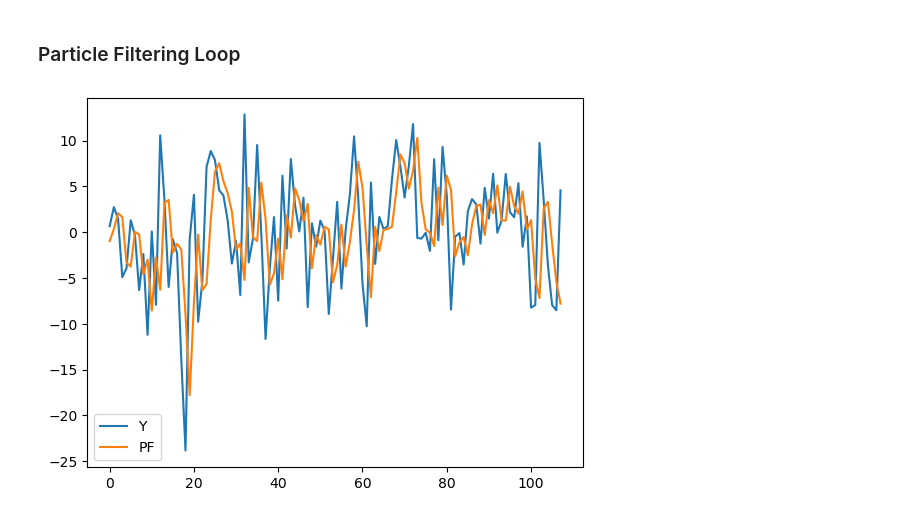
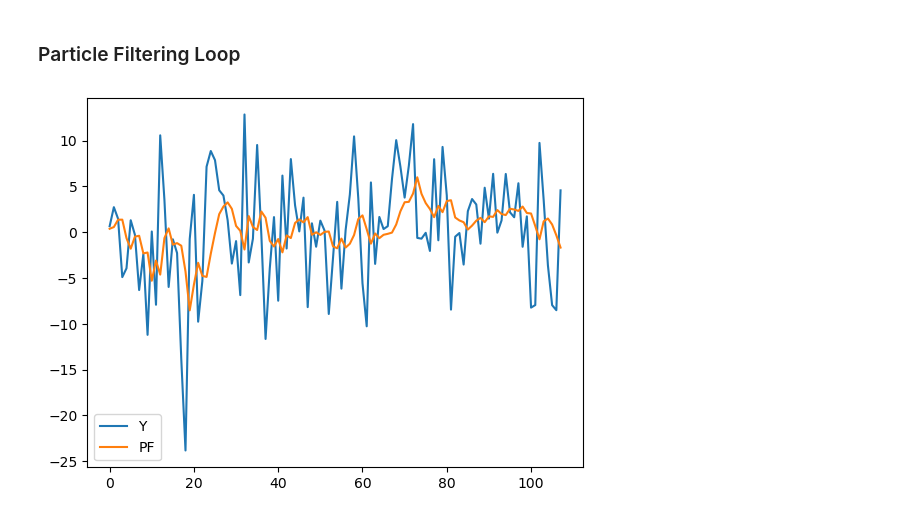
Before and after one commit to zg915/PF-PortfolioStrategies, a Jupyter notebook: SMSV+EMASO.ipynb, the cells around one changed output. Cells and saved outputs as stored; diff of their text form; code cells hidden in the pictures.

Commit message:
everything works! like a miracle

```diff
--- a/SMSV+EMASO.ipynb
+++ b/SMSV+EMASO.ipynb
@@ -31,7 +31,7 @@ def B(α, β, size = None):
 # %% [markdown]
 ### Define Observation Functions
 # %%
-def SSOS_update(α, θ):
+def SOSS_update(α, θ):
     return N(α * θ + (1 - α) * np.mean(θ), (1 - α**2) * np.var(θ))
 # %%
 def x_transition_function(x̄, ϕ_x, σ_x, ξ_t, x_t):
@@ -56,7 +56,7 @@ def observation_likelihood(y, μ, x):
 observation = Y = returns.values
 Y_train = Y[:48]
 # %%
-L = 10_000 # number of particles
+L = 1_000_000 # number of particles
 T = len(Y) # number of time steps
 δ = 0.98
 α_shrink_factor = (3 * δ - 1) / (2 * δ)
@@ -101,17 +113,20 @@ y[0] = observation_function(μ[0], x[0], ϵ[0])
 ### Particle Filtering Loop
 # %%
 for t in tqdm(range(1, T, 1)):
-
     # SOSS update
-    ϕ_μ[t] = SSOS_update(α_shrink_factor, ϕ_μ[t-1])
+    p_x̄[t] = SOSS_update(α_shrink_factor, x̄[t-1])
+    p_ϕ_x[t] = SOSS_update(α_shrink_factor, ϕ_x[t-1])
+    p_σ_x[t] = SOSS_update(α_shrink_factor, σ_x[t-1])
+    p_σ_μ[t] = SOSS_update(α_shrink_factor, σ_μ[t-1])
+    p_ϕ_μ[t] = SOSS_update(α_shrink_factor, ϕ_μ[t-1])
 
     # generate system noise and calculate particles for x
     ξ[t] = N(0, 1, L)
-    p_x[t] = x_transition_function(x̄, ϕ_x, σ_x, ξ[t], x[t-1])
+    p_x[t] = x_transition_function(p_x̄[t], p_ϕ_x[t], p_σ_x[t], ξ[t], x[t-1])
 
     # generate system noise and calculate particles for μ
     η[t] = N(0, 1, L)
-    p_μ[t] = μ_transition_function(observation[t-1], ϕ_μ[t], σ_μ, η[t], μ[t-1])
+    p_μ[t] = μ_transition_function(observation[t-1], p_ϕ_μ[t], p_σ_μ[t], η[t], μ[t-1])
 
 
     # generate noise and calculate expected observations
@@ -127,16 +142,24 @@ for t in tqdm(range(1, T, 1)):
     weights = α[t]
     weights /= np.sum(α[t])
 
-    # Resample latents from the particles
-    for sample_j in range(L):
-        sample_choice = np.random.choice(np.arange(L), p = weights)
-        x[t, sample_j] = p_x[t, sample_choice]
-        μ[t, sample_j] = p_μ[t, sample_choice]
+    # Resample everything from the particles
+    cumulative_sum = np.cumsum(weights)
+    positions = (np.arange(L) + np.random.uniform(0, 1)) / L
+    sample_indices = np.searchsorted(cumulative_sum, positions)
+
+    x[t] = p_x[t, sample_indices]
+    μ[t] = p_μ[t, sample_indices]
+    x̄[t] = p_x̄[t, sample_indices]
+    ϕ_x[t] = p_ϕ_x[t, sample_indices]
+    σ_x[t] = p_σ_x[t, sample_indices]
+    ϕ_μ[t] = p_ϕ_μ[t, sample_indices]
+    σ_μ[t] = p_σ_μ[t, sample_indices]
 # %%
 from matplotlib import pyplot as plt
+import seaborn as sns
 plt.plot(observation[48:], label='Y')
-plt.plot(np.mean(y, axis=1)[48:], label='PF')
+plt.plot(np.average(y, axis=1)[48:], label='PF')
 plt.legend()
 plt.show()
 # %% [output]
-[figure, old version]
+[figure, new version]
```
Also changed, not shown: parts of 6 cells of this notebook.
